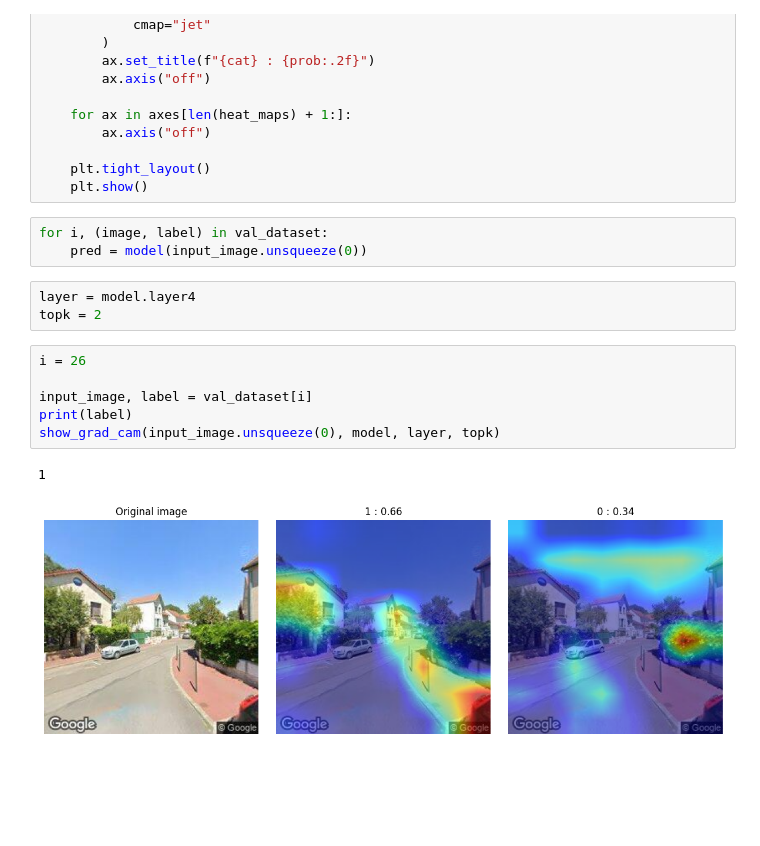
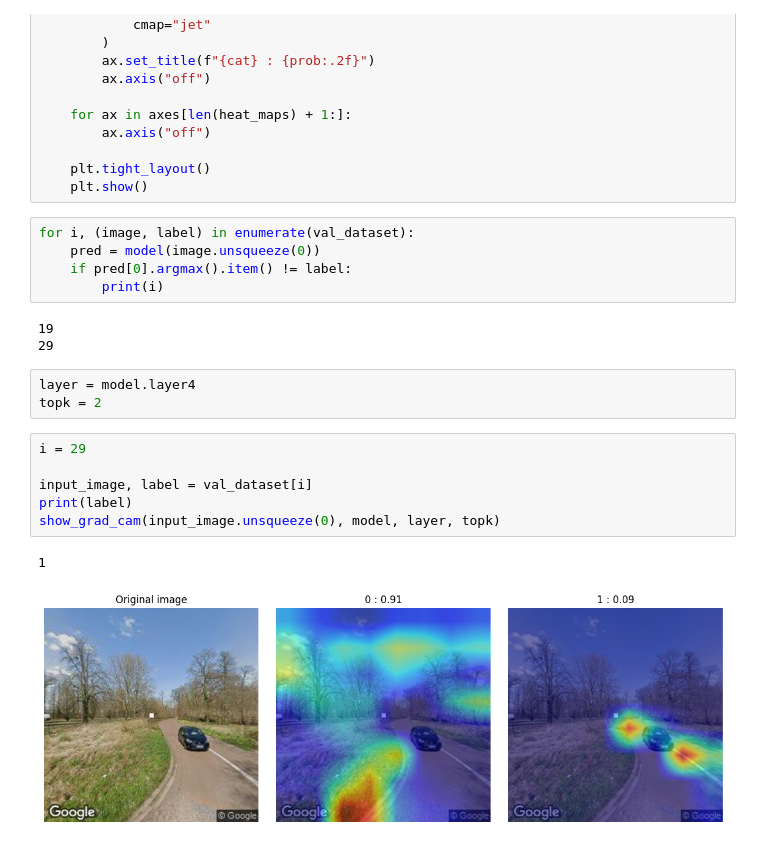
Before and after one commit to fotisk07/DLP, a Jupyter notebook: Week4/GradCAM.ipynb, the cells around one changed output. Drawn from its saved outputs; the diff is of its cells as text; blank space fills up the shorter version.

```diff
--- a/Week4/GradCAM.ipynb
+++ b/Week4/GradCAM.ipynb
@@ -208,17 +208,22 @@ def show_grad_cam(image: torch.Tensor, model: nn.Module, layer: nn.Module, topk:
     plt.tight_layout()
     plt.show()
 # %%
-for i, (image, label) in val_dataset:
-    pred = model(input_image.unsqueeze(0))
+for i, (image, label) in enumerate(val_dataset):
+    pred = model(image.unsqueeze(0))
+    if pred[0].argmax().item() != label:
+        print(i)
+# %% [output]
+19
+29
 # %%
 layer = model.layer4
 topk = 2
 # %%
-i = 26
+i = 29
 
 input_image, label = val_dataset[i]
 print(label)
 show_grad_cam(input_image.unsqueeze(0), model, layer, topk)
 # %% [output]
 1
-[figure, old version]
+[figure, new version]
```
Also changed, not shown: 1 other file.
